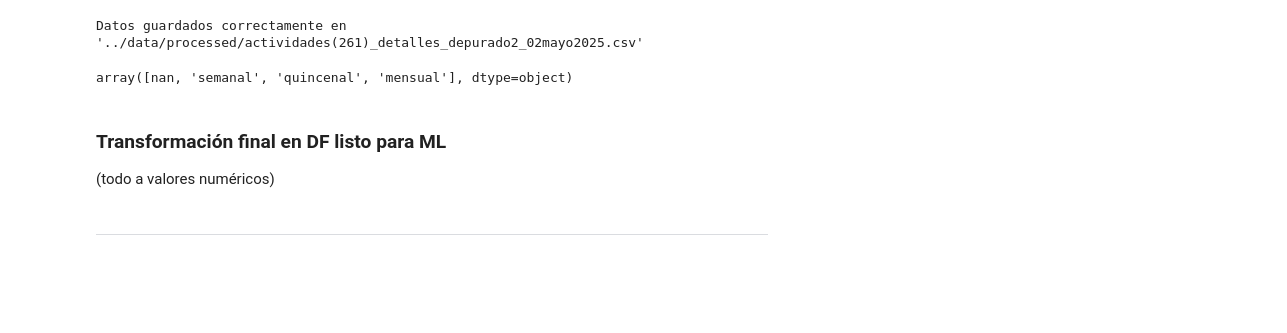
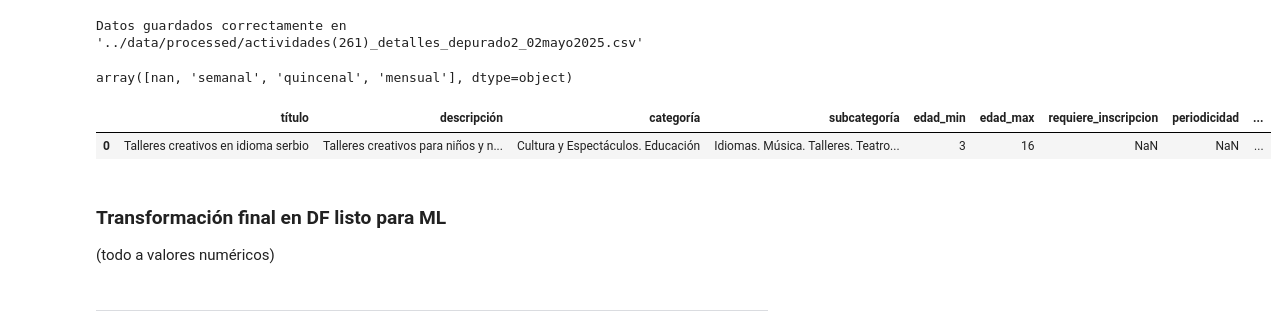
Before and after one commit to abdonrb/desafio_tripulaciones, a Jupyter notebook: notebooks/05_Datos_Detallados_Actividades_Infantiles_Madrid_WS_agv.ipynb, the cells around one changed output. Cells and saved outputs as stored; diff of their text form; code cells hidden in the pictures; blank space fills up the shorter version.

```diff
--- a/notebooks/05_Datos_Detallados_Actividades_Infantiles_Madrid_WS_agv.ipynb
+++ b/notebooks/05_Datos_Detallados_Actividades_Infantiles_Madrid_WS_agv.ipynb
@@ -1345,6 +1365,11 @@ Datos guardados correctamente en '../data/processed/actividades(261)_detalles_de
 df_depurado2['periodicidad'].unique()
 # %% [output]
 array([nan, 'semanal', 'quincenal', 'mensual'], dtype=object)
+# %%
+df_depurado2.head(1)
+# %% [output]
+|  | título | descripción | categoría | subcategoría | edad_min | edad_max | requiere_inscripcion | periodicidad | ... |
+| 0 | Talleres creativos en idioma serbio | Talleres creativos para niños y n... | Cultura y Espectáculos. Educación | Idiomas. Música. Talleres. Teatro... | 3 | 16 | NaN | NaN | ... |
 # %% [markdown]
 ### Transformación final en DF listo para ML
 (todo a valores numéricos)
```
Also changed, not shown: parts of 1 cell of this notebook, 1 other file.
